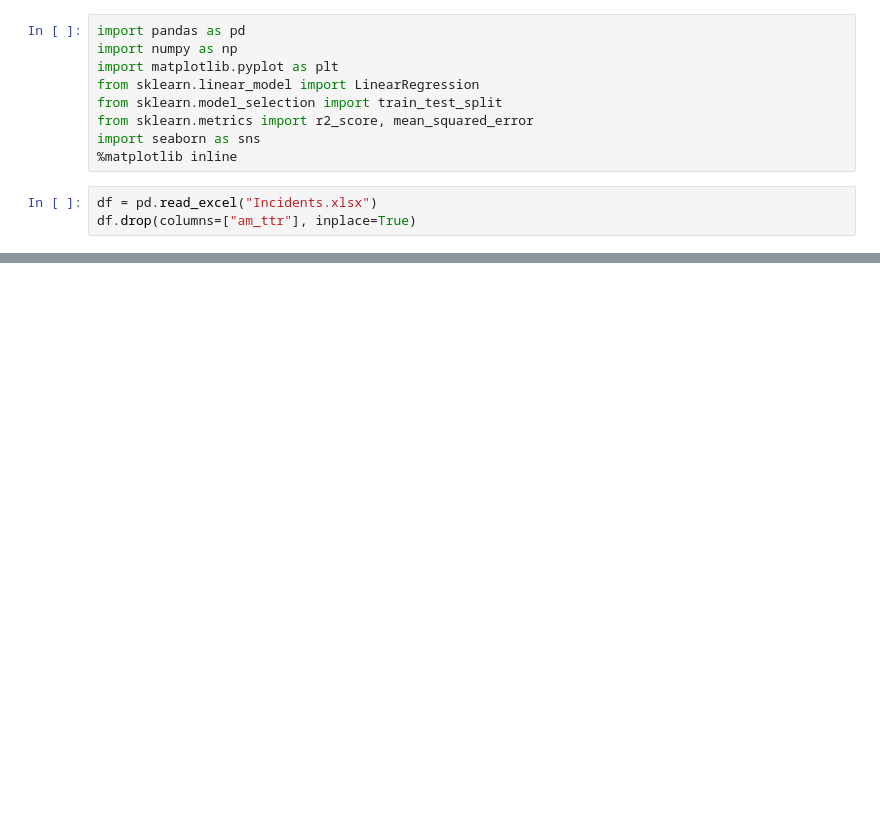
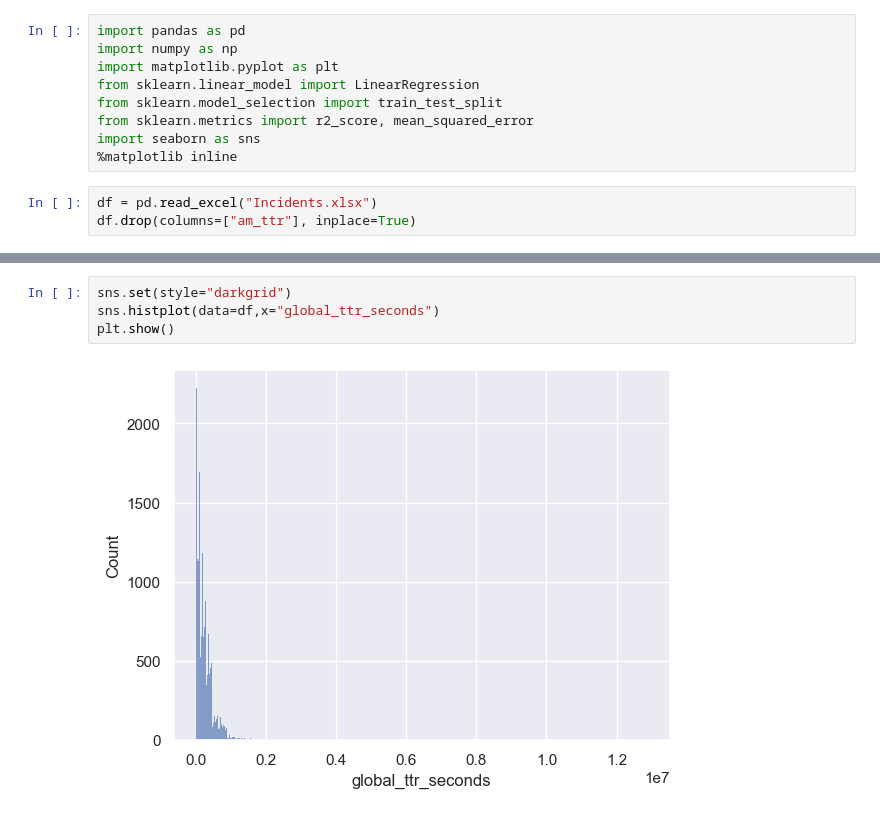
Before and after one commit to BartLeplae/IncidentTicketAnalysis, a Jupyter notebook: IncidentTicketAnalysis.ipynb, the cells around one changed output, grey strips where cells are left out. Cells and saved outputs as stored; diff of their text form; blank space fills up the shorter version.

```diff
--- a/IncidentTicketAnalysis.ipynb
+++ b/IncidentTicketAnalysis.ipynb
@@ -24,0 +13,6 @@ df.describe()
+# %%
+sns.set(style="darkgrid")
+sns.histplot(data=df,x="global_ttr_seconds")
+plt.show()
+# %% [output]
+[figure, added]
```
Also changed, not shown: parts of 7 cells of this notebook, 2 other files.
